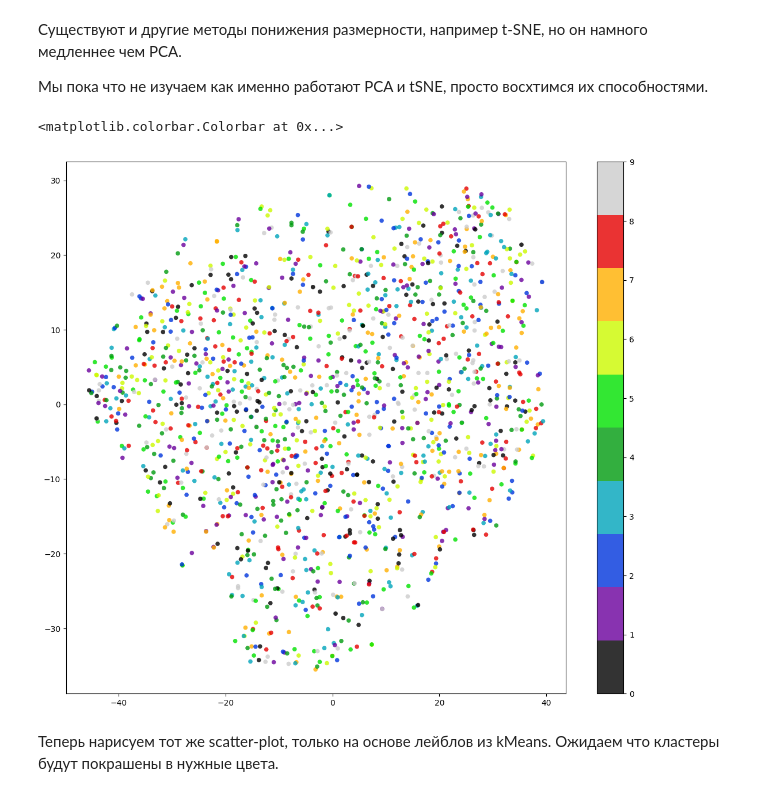
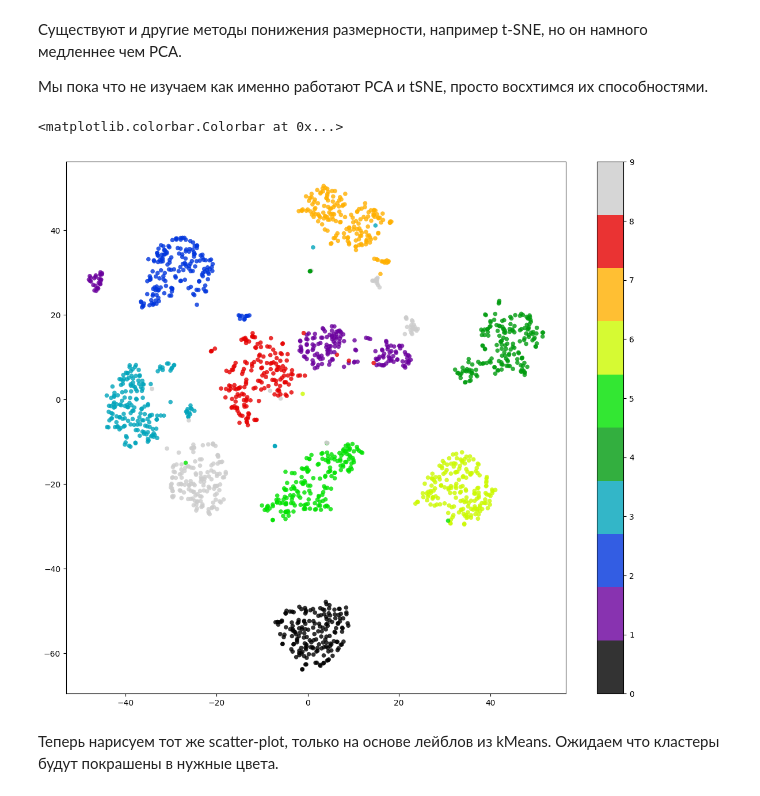
Before and after one commit to hook171/AISys, a Jupyter notebook: 01-ml-basics/03-kmeans/03_KMeans.ipynb, the cells around one changed output. Cells and saved outputs as stored; diff of their text form; code cells hidden in the pictures.

```diff
--- a/01-ml-basics/03-kmeans/03_KMeans.ipynb
+++ b/01-ml-basics/03-kmeans/03_KMeans.ipynb
@@ -304,12 +295,12 @@ import matplotlib.pyplot as plt
 from scipy.spatial.distance import cdist
 
 # Извлечение данных
-X = lfw_people.data  # Преобразованные изображения в векторы
+X_faces = lfw_people.data  # Преобразованные изображения в векторы
 n_samples, h, w = lfw_people.images.shape
 n_clusters = 12  # Количество кластеров
 
 # Обучаем kMeans
-centroids, labels = kmeans_fit_predict(X, k=n_clusters)
+centroids, labels = kmeans_fit_predict(X_faces, k=n_clusters)
 
 # Визуализация центров кластеров
 fig = plt.figure(figsize=(8, 6))
@@ -403,17 +392,16 @@ for i, center in enumerate(clusters_mnist):
 # %%
 from sklearn.manifold import TSNE
 
 tsne = TSNE(n_components=2, init='pca', random_state=42)
 X_reduced_t = tsne.fit_transform(X)
-y_filtered = y[:X_reduced_t.shape[0]]
 
 plt.figure(figsize=(14,12))
-plt.scatter(X_reduced_t[:,0], X_reduced_t[:,1], c=y_filtered, cmap=plt.cm.get_cmap('nipy_spectral', 10),
+plt.scatter(X_reduced_t[:,0], X_reduced_t[:,1], c=y, cmap=plt.cm.get_cmap('nipy_spectral', 10),
             edgecolor='none', alpha=0.8, s=30,)
 plt.colorbar()
 # %% [output]
 <matplotlib.colorbar.Colorbar at 0x...>
-[figure, old version]
+[figure, new version]
 # %% [markdown]
 Теперь нарисуем тот же scatter-plot, только на основе лейблов из kMeans. Ожидаем что кластеры будут покрашены в нужные цвета.
 # %%
```
Also changed, not shown: parts of 11 cells of this notebook.
